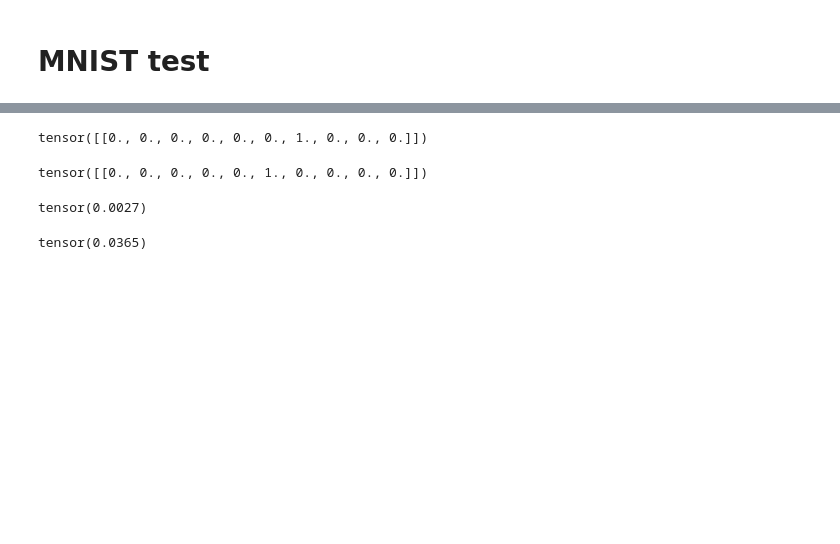
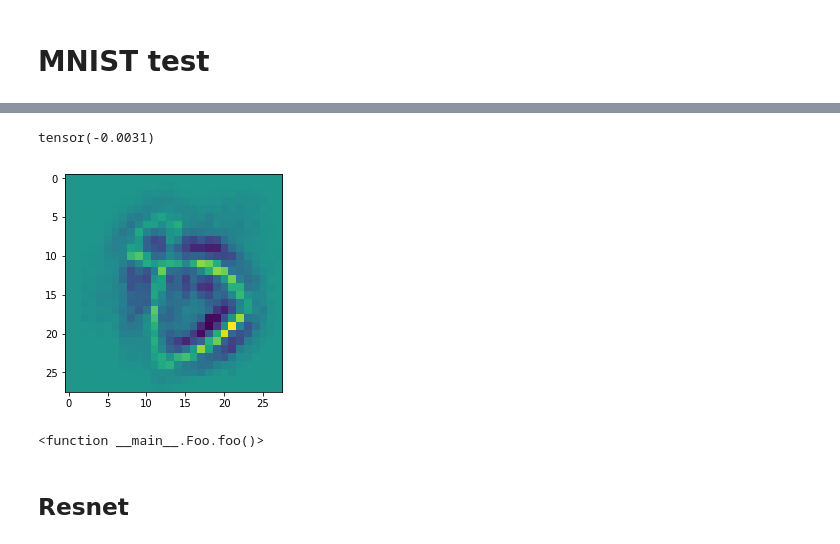
Before and after one commit to dmitrysarov/LRP_decomposition, a Jupyter notebook: LRP_notebook.ipynb, the cells around one changed output, grey strips where cells are left out. Saved outputs shown, nothing was run; the diff lists cells and outputs as text; code cells hidden in the pictures; blank space fills up the shorter version.

```diff
--- a/LRP_notebook.ipynb
+++ b/LRP_notebook.ipynb
@@ -107,16 +112,20 @@ Prediction 6
-# %%
-R1
-# %% [output]
-tensor([[0., 0., 0., 0., 0., 0., 1., 0., 0., 0.]])
-# %%
-R2
-# %% [output]
-tensor([[0., 0., 0., 0., 0., 1., 0., 0., 0., 0.]])
-# %%
-(relevance1 - relevance2).mean()
-# %% [output]
-tensor(0.0027)
-# %%
-relevance2.max()
-# %% [output]
-tensor(0.0365)
+# %%
+R_temp = torch.zeros_like(output)
+R_temp[0, 5] = 1
+relevance_temp = lrp(output*R_temp)
+print(relevance_temp.mean())
+plt.imshow(relevance_temp.squeeze())
+plt.show()
+# %% [output]
+tensor(-0.0031)
+[figure, added]
+# %%
+class Foo():
+    def foo():
+        pass
+    pass
+globals()['Foo'].foo
+# %% [output]
+<function __main__.Foo.foo()>
+# %% [markdown]
+## Resnet
```
Also changed, not shown: parts of 7 cells of this notebook, 2 other files.
